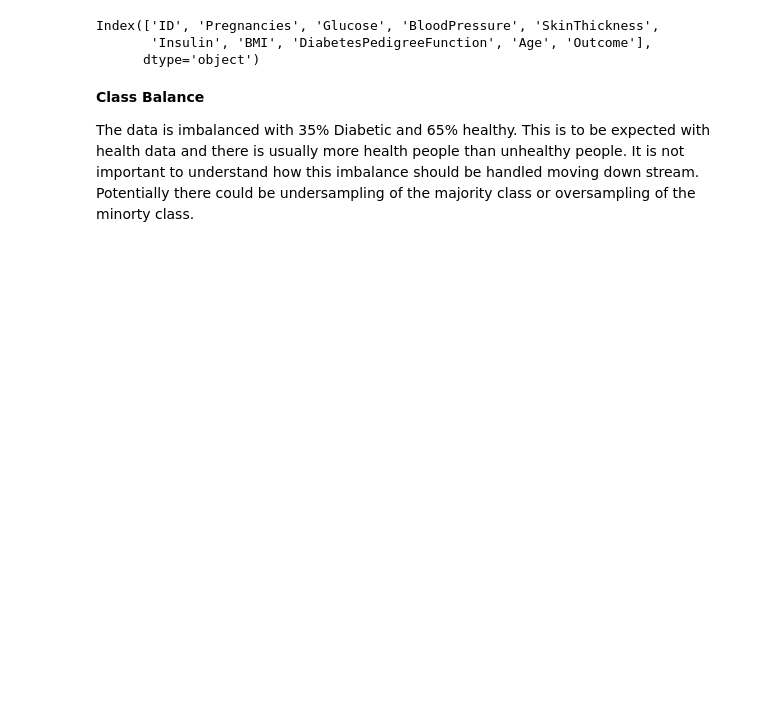
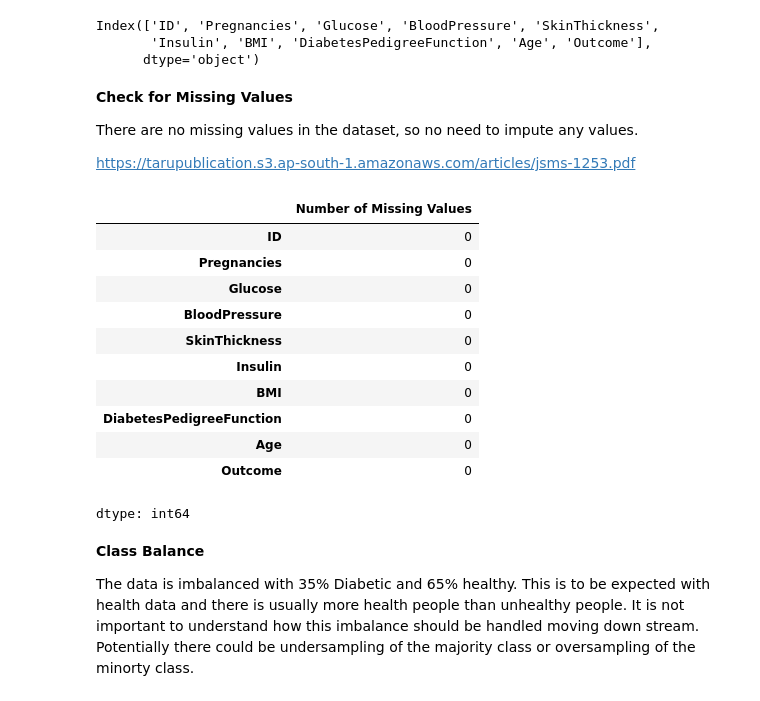
Before and after one commit to rhiats/pimaSpec, a Jupyter notebook: pima.ipynb, the cells around one changed output. Cells and saved outputs as stored; diff of their text form; code cells hidden in the pictures; blank space fills up the shorter version.

```diff
--- a/pima.ipynb
+++ b/pima.ipynb
@@ -47,6 +49,29 @@ df.columns
 Index(['ID', 'Pregnancies', 'Glucose', 'BloodPressure', 'SkinThickness',
        'Insulin', 'BMI', 'DiabetesPedigreeFunction', 'Age', 'Outcome'],
       dtype='object')
+# %% [markdown]
+**Check for Missing Values**
+
+There are no missing values in the dataset, so no need to impute any values.
+
+https://tarupublication.s3.ap-south-1.amazonaws.com/articles/jsms-1253.pdf
+# %%
+missing_count = df.isnull().sum()
+# %%
+missing_count.rename("Number of Missing Values")
+# %% [output]
+|  | Number of Missing Values |
+| ID | 0 |
+| Pregnancies | 0 |
+| Glucose | 0 |
+| BloodPressure | 0 |
+| SkinThickness | 0 |
+| Insulin | 0 |
+| BMI | 0 |
+| DiabetesPedigreeFunction | 0 |
+| Age | 0 |
+| Outcome | 0 |
+dtype: int64
 # %% [markdown]
 **Class Balance**
 
```
Also changed, not shown: parts of 18 cells of this notebook.
